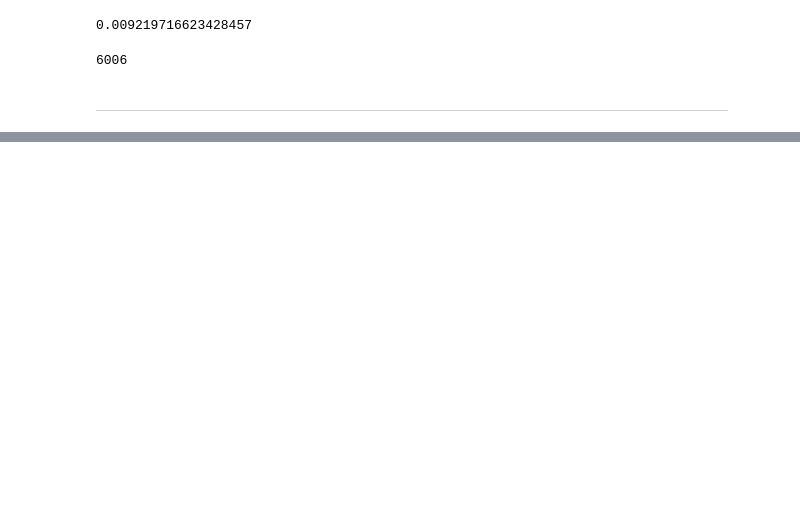
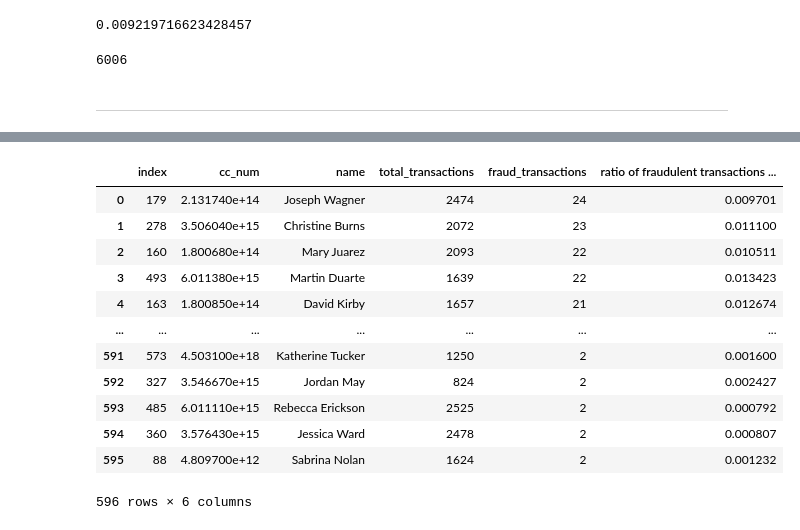
Before and after one commit to boram-coco/GNNpaper, a Jupyter notebook: posts/240314data정리.ipynb, the cells around one changed output, grey strips where cells are left out. Saved outputs shown, nothing was run; the diff lists cells and outputs as text; code cells hidden in the pictures; blank space fills up the shorter version.

```diff
--- a/posts/240314data정리.ipynb
+++ b/posts/240314data정리.ipynb
@@ -65,4 +74,4 @@ df_group['fraud_transactions'].sum()
 # %% [markdown]
 ---
 # %%
-groups = df_fraud.groupby('cc_num')
+df_group['ratio of fraudulent transactions per cc_num'] = df_group['fraud_transactions'] / df_group['total_transactions']
@@ -191,0 +106,16 @@ graft.graph.plot_undirected_weighted(
+# %%
+df_group.sort_values(by='fraud_transactions', ascending=False).reset_index()
+# %% [output]
+|  | index | cc_num | name | total_transactions | fraud_transactions | ratio of fraudulent transactions ... |
+| 0 | 179 | 2.131740e+14 | Joseph Wagner | 2474 | 24 | 0.009701 |
+| 1 | 278 | 3.506040e+15 | Christine Burns | 2072 | 23 | 0.011100 |
+| 2 | 160 | 1.800680e+14 | Mary Juarez | 2093 | 22 | 0.010511 |
+| 3 | 493 | 6.011380e+15 | Martin Duarte | 1639 | 22 | 0.013423 |
+| 4 | 163 | 1.800850e+14 | David Kirby | 1657 | 21 | 0.012674 |
+| ... | ... | ... | ... | ... | ... | ... |
+| 591 | 573 | 4.503100e+18 | Katherine Tucker | 1250 | 2 | 0.001600 |
+| 592 | 327 | 3.546670e+15 | Jordan May | 824 | 2 | 0.002427 |
+| 593 | 485 | 6.011110e+15 | Rebecca Erickson | 2525 | 2 | 0.000792 |
+| 594 | 360 | 3.576430e+15 | Jessica Ward | 2478 | 2 | 0.000807 |
+| 595 | 88 | 4.809700e+12 | Sabrina Nolan | 1624 | 2 | 0.001232 |
+596 rows × 6 columns
```
Also changed, not shown: parts of 9 cells of this notebook, 20 other files.
